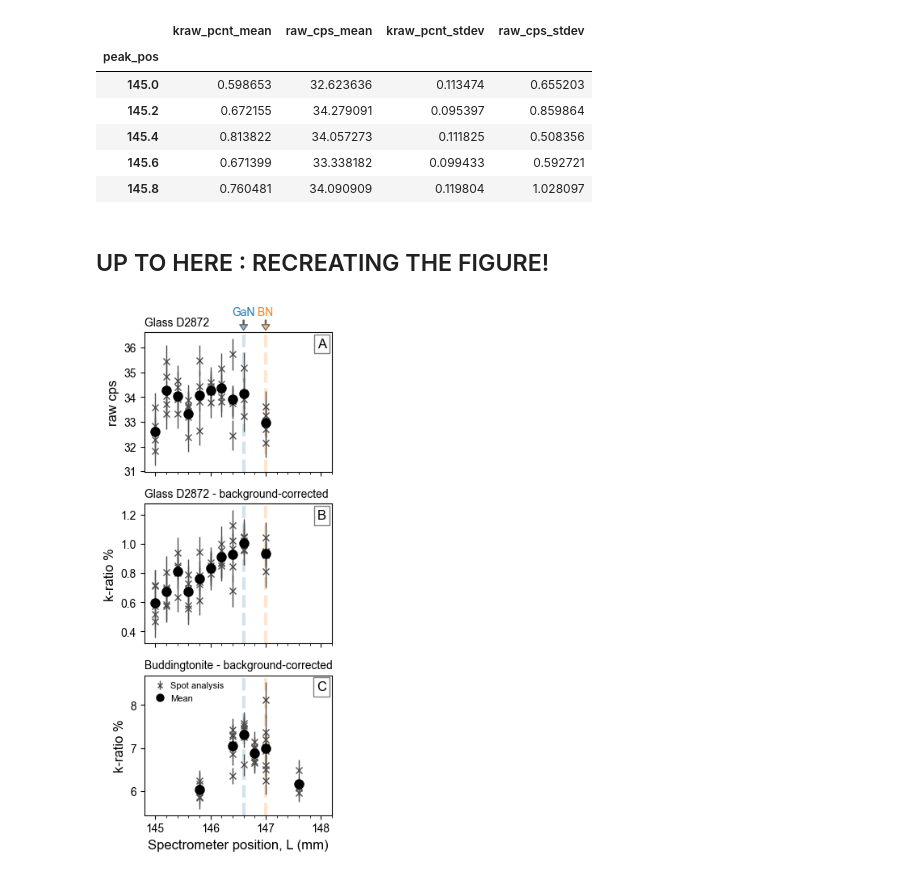
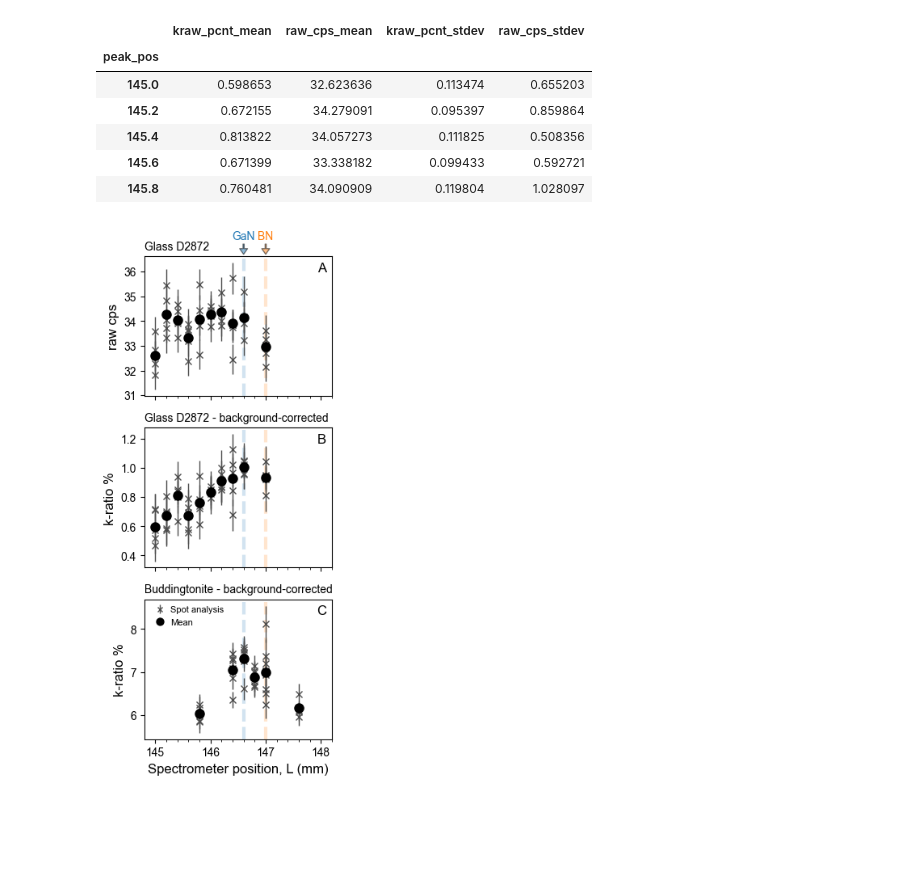
Before and after one commit to eleanor-m/n_epma_analysis, a Jupyter notebook: notebooks/17_peak_positions_figure.ipynb, the cells around one changed output. Cells and saved outputs as stored; diff of their text form; code cells hidden in the pictures; blank space fills up the shorter version.

Commit message:
Update figure 9

```diff
--- a/notebooks/17_peak_positions_figure.ipynb
+++ b/notebooks/17_peak_positions_figure.ipynb
@@ -131,8 +131,6 @@ df_glass_means.head()
 | 145.4 | 0.813822 | 34.057273 | 0.111825 | 0.508356 |
 | 145.6 | 0.671399 | 33.338182 | 0.099433 | 0.592721 |
 | 145.8 | 0.760481 | 34.090909 | 0.119804 | 1.028097 |
-# %% [markdown]
-## UP TO HERE : RECREATING THE FIGURE!
 # %%
 fig, axs = plt.subplots(ncols=1, nrows=3, figsize = (8*0.39, 18*0.39), sharex=True)
 titlefontsize = 10
@@ -199,32 +197,33 @@ for ax in axs:
     ax.axvline(147.0, linestyle='--', zorder=0, lw=3, color='tab:orange', alpha=0.2)
 
 plt.sca(axs[0])
 plt.annotate('GaN',
              xy=(146.6, 36.7), xycoords='data',
              xytext=(146.6, 37.3), textcoords='data', fontsize=10, color="tab:blue",
              arrowprops=dict(width=1, headwidth=7, headlength=5, facecolor='tab:blue', lw=1, alpha=0.5),
              annotation_clip=False,
              ha='center')
 
 plt.annotate('BN',
              xy=(147.0, 36.7), xycoords='data',
              xytext=(147.0, 37.3), textcoords='data', fontsize=10, color="tab:orange",
              arrowprops=dict(width=1, headwidth=7, headlength=5, facecolor='tab:orange', lw=1, alpha=0.5),
              annotation_clip=False,
              ha='center')
 
 letterlabel = "ABC"
 trans = mtransforms.ScaledTranslation(-5/72, -5/72, fig.dpi_scale_trans)
 
 for i, letter in enumerate(letterlabel):
     axs[i].text(1.0, 1.0, letter, transform=axs[i].transAxes + trans,
             fontsize=12, ha='right', va='top', fontfamily='Arial',
-            bbox=dict(facecolor='w', edgecolor='grey', pad=3.0))
+            # bbox=dict(facecolor='w', edgecolor='grey', pad=3.0)
+            )
 
 plt.tight_layout()
 plt.savefig("../figures/peak_positions.png")
 plt.savefig("../figures/for_submission/Figure_9.pdf", dpi=600)
 
 plt.show()
 # %% [output]
-[figure, old version]
+[figure, new version]
```
Also changed, not shown: 2 other files.
